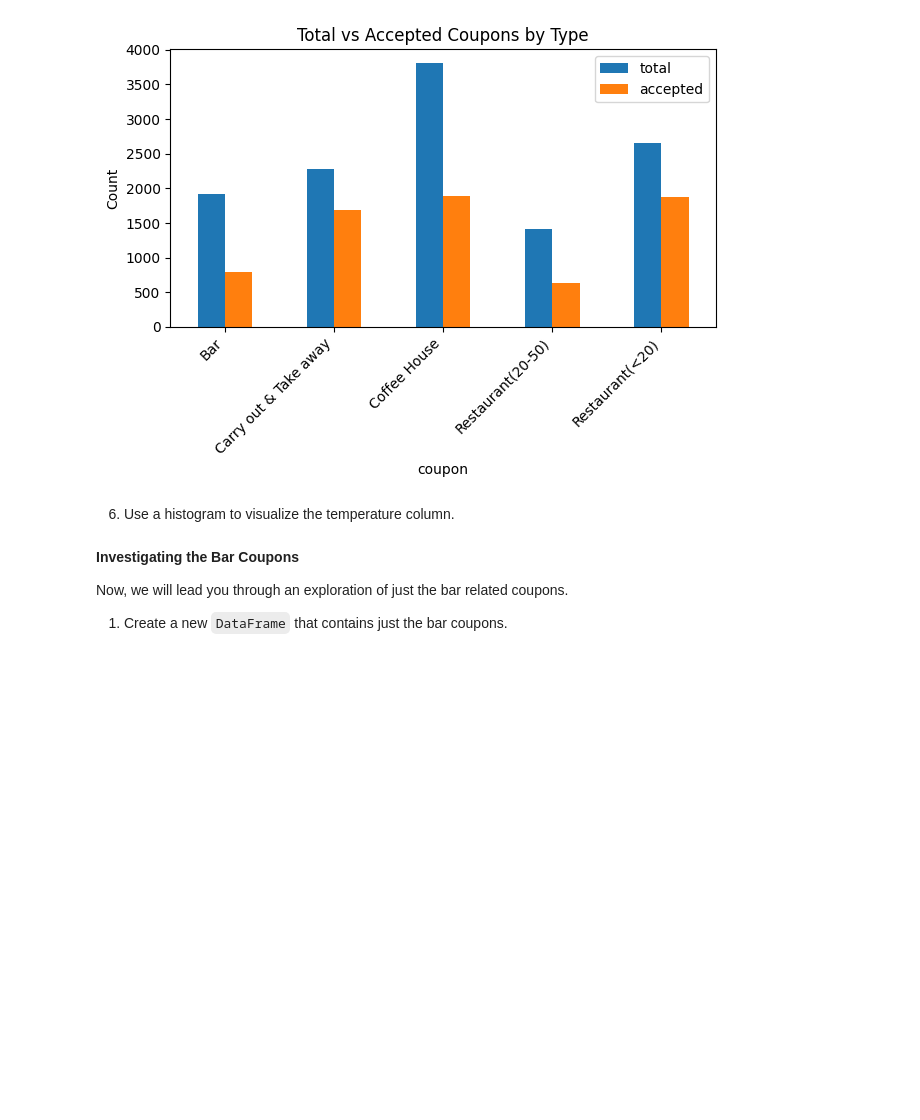
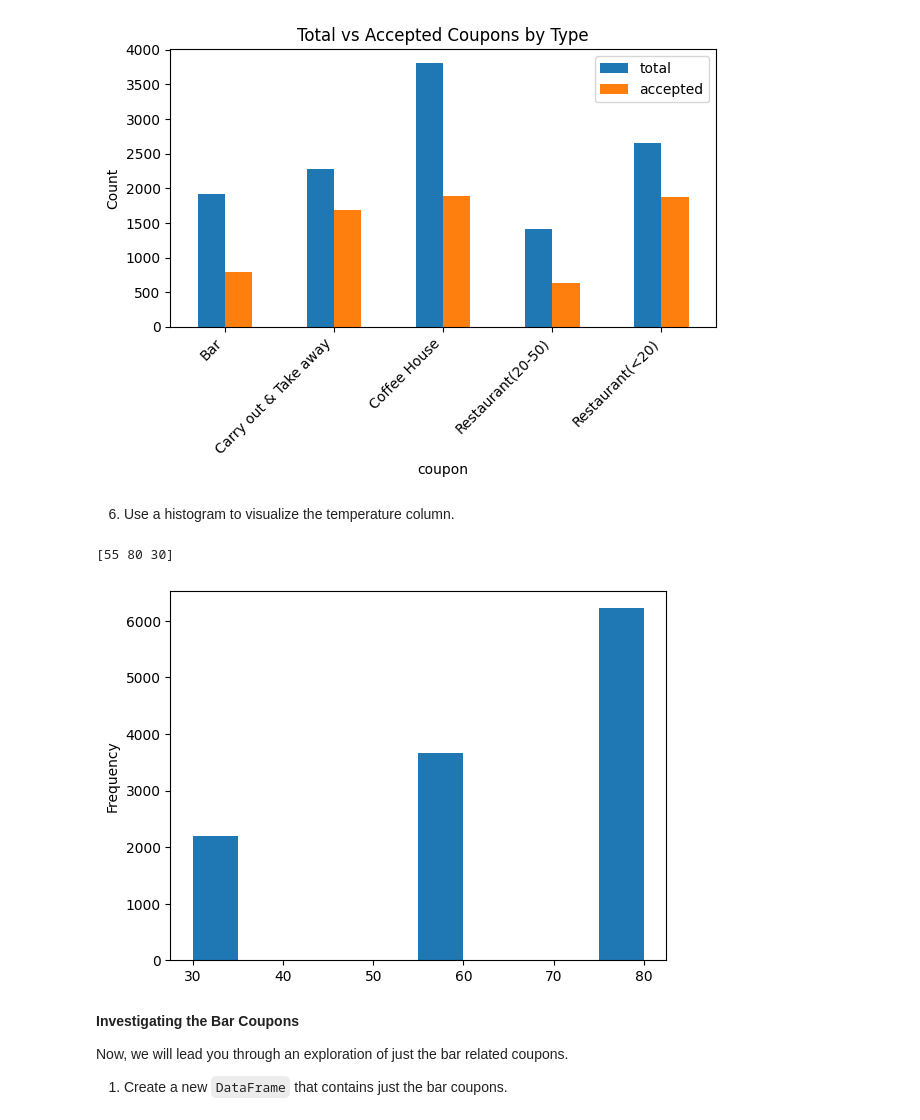
Before and after one commit to cnolan3/coupon_acceptance, a Jupyter notebook: prompt.ipynb, the cells around one changed output. Cells and saved outputs as stored; diff of their text form; code cells hidden in the pictures; blank space fills up the shorter version.

```diff
--- a/prompt.ipynb
+++ b/prompt.ipynb
@@ -178,6 +196,12 @@ plt.show()
 [figure]
 # %% [markdown]
 6. Use a histogram to visualize the temperature column.
+# %%
+clean_df["temperature"].plot.hist()
+print(clean_df["temperature"].unique())
+# %% [output]
+[55 80 30]
+[figure, added]
 # %% [markdown]
 **Investigating the Bar Coupons**
 
```
Also changed, not shown: parts of 4 cells of this notebook.
